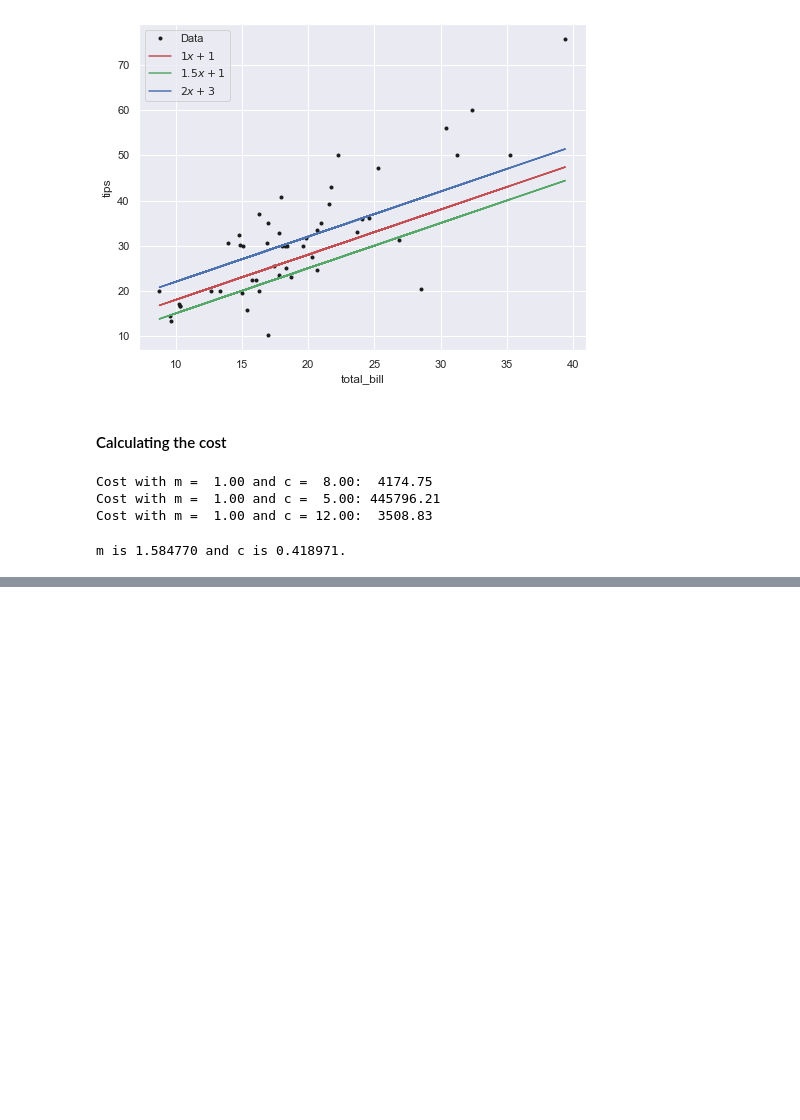
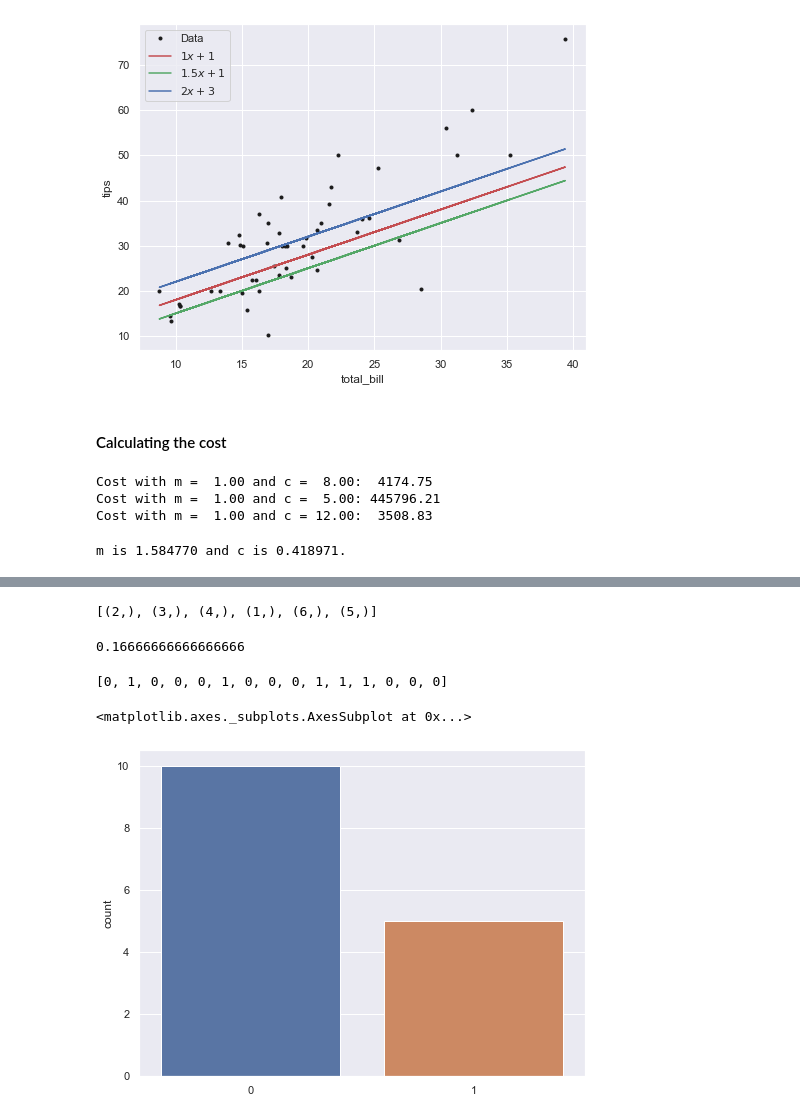
Before and after one commit to kennycolsh/Fundamentals-Ass1, a Jupyter notebook: FundDataAss1.ipynb, the cells around one changed output, grey strips where cells are left out. Cells and saved outputs as stored; diff of their text form; code cells hidden in the pictures; blank space fills up the shorter version.

```diff
--- a/FundDataAss1.ipynb
+++ b/FundDataAss1.ipynb
@@ -395,0 +403,3 @@ m is 1.584770 and c is 0.418971.
+# %%
+quest = df['size'].drop_duplicates()
+quest
@@ -395,0 +416,25 @@ m is 1.584770 and c is 0.418971.
+# %%
+possibility = list(itertools.combinations(quest, 1))
+possibility
+# %% [output]
+[(2,), (3,), (4,), (1,), (6,), (5,)]
+# %%
+1/6
+# %% [output]
+0.16666666666666666
+# %%
+import random
+import seaborn as sns
+
+# Pick a random correct answer from the list of 15 to simulate the experiment.
+smoker = set(random.choice(possibility))
+# %%
+counts = [len(smoker & set(i)) for i in itertools.combinations(quest, 2)]
+counts
+# %% [output]
+[0, 1, 0, 0, 0, 1, 0, 0, 0, 1, 1, 1, 0, 0, 0]
+# %%
+sns.countplot(counts)
+# %% [output]
+<matplotlib.axes._subplots.AxesSubplot at 0x...>
+[figure, added]
```
Also changed, not shown: parts of 4 cells of this notebook.
